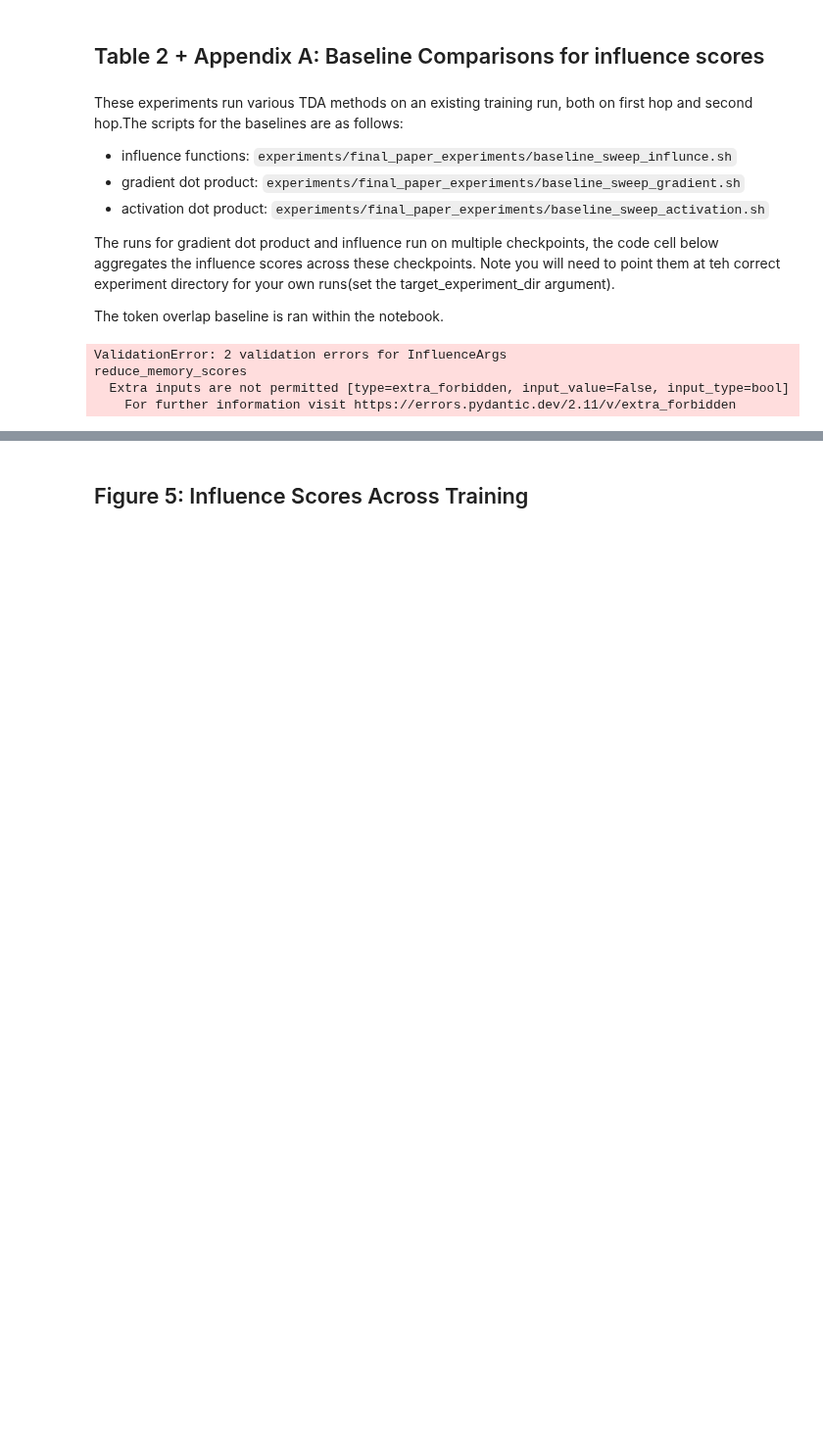
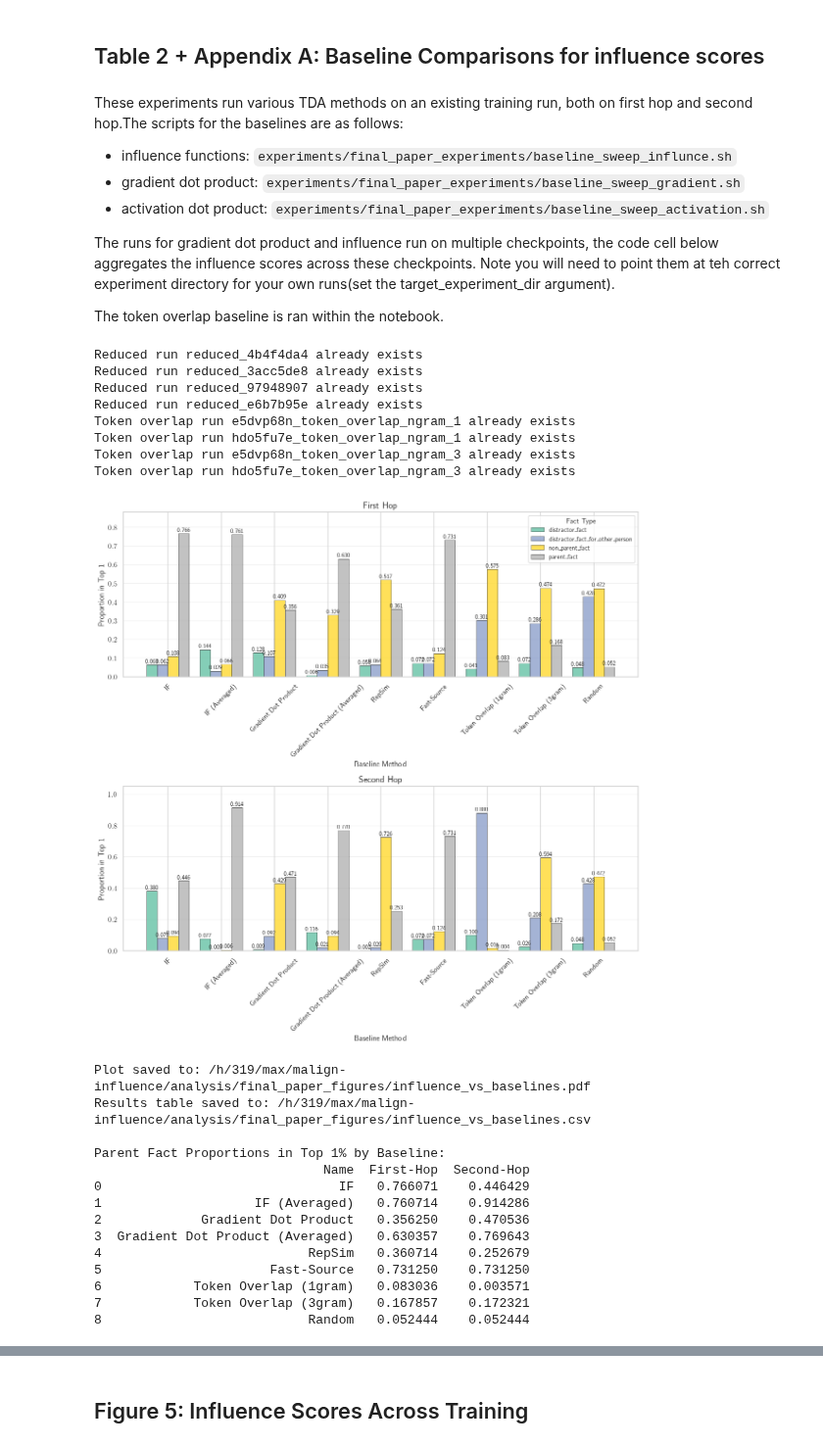
Before and after one commit to levmckinney/malign-influence, a Jupyter notebook: analysis/final_paper_figures.ipynb, the cells around one changed output, grey strips where cells are left out. Shown at 98% size. Saved outputs shown, nothing was run; the diff lists cells and outputs as text; code cells hidden in the pictures; blank space fills up the shorter version.

```diff
--- a/analysis/final_paper_figures.ipynb
+++ b/analysis/final_paper_figures.ipynb
@@ -643,22 +648,26 @@ baselines = [
         baseline_name="IF",
         second_hop_run_id="ry2ga7q9",
         first_hop_run_id="zjg6dhrj",
+        baseline_type="influence",
+        old_result=True
     ),
     BaselineResults(
         baseline_name="IF (Averaged)",
-        second_hop_run_id=add_averaged_run_to_run_dict(["ry2ga7q9", "12ajk23u", "r5wqrwo5", "wn3vblzi", "wfma33c3", "6ga7x72x"]),
-        first_hop_run_id=add_averaged_run_to_run_dict(["zjg6dhrj", "zcyhbl3z", "r0jk3j0a", "aizfb153", "e0yqrmbd"]),
+        second_hop_run_id=add_averaged_run_to_run_dict(["ry2ga7q9", "12ajk23u", "r5wqrwo5", "wn3vblzi", "wfma33c3", "6ga7x72x"],allow_mismatched_keys=True),
+        first_hop_run_id=add_averaged_run_to_run_dict(["zjg6dhrj", "zcyhbl3z", "r0jk3j0a", "aizfb153", "e0yqrmbd"],allow_mismatched_keys=True),
         baseline_type="influence_averaged",
+        old_result=True
     ),
     BaselineResults(
         baseline_name="Gradient Dot Product",
         second_hop_run_id="nr7gwsb9",
         first_hop_run_id="skzrpp05",
+        old_result=True
     ),
     BaselineResults(
         baseline_name="Gradient Dot Product (Averaged)",
-        second_hop_run_id=add_averaged_run_to_run_dict(["skzrpp05", "n1g5gm8p", "q8pre62w", "xdema5mh", "a4lwpkh8", "hdo5fu7e"]),
-        first_hop_run_id=add_averaged_run_to_run_dict(["nr7gwsb9", "6bewfv9i", "pbtx1zi5", "xb7d2s6c", "reyftm16", "e5dvp68n"]),
+        second_hop_run_id=add_averaged_run_to_run_dict(["skzrpp05", "n1g5gm8p", "q8pre62w", "xdema5mh", "a4lwpkh8", "hdo5fu7e"],allow_mismatched_keys=True),
+        first_hop_run_id=add_averaged_run_to_run_dict(["nr7gwsb9", "6bewfv9i", "pbtx1zi5", "xb7d2s6c", "reyftm16", "e5dvp68n"],allow_mismatched_keys=True),
         baseline_type="influence_averaged",
     ),
     BaselineResults(
@@ -666,13 +675,14 @@ baselines = [
         second_hop_run_id="evahb77v",
         first_hop_run_id="a6dq0r9z",
         baseline_type="activation_dot_product",
+        old_result=True
     ),
     BaselineResults(
-        baseline_name="Fast Source",
-        second_hop_run_id="12ajk23u",
-        first_hop_run_id="s9yhqc7p",
+        baseline_name="Fast-Source",
+        first_hop_run_id="nm4u8ecz",
+        second_hop_run_id="anhvcl79",
         baseline_type="influence",
-    )
+    ),
     ]
 
 for baseline in baselines:
@@ -683,34 +693,53 @@ baselines += [
     BaselineResults(
         baseline_name="Token Overlap (1gram)",
         second_hop_run_id=add_token_overlap_run_to_run_dict("e5dvp68n", ngram_length=1),
         first_hop_run_id=add_token_overlap_run_to_run_dict("hdo5fu7e", ngram_length=1),
         baseline_type="token_overlap",
     ),
     BaselineResults(
         baseline_name="Token Overlap (3gram)",
         second_hop_run_id=add_token_overlap_run_to_run_dict("e5dvp68n", ngram_length=3),
         first_hop_run_id=add_token_overlap_run_to_run_dict("hdo5fu7e", ngram_length=3),
         baseline_type="token_overlap",
     )
 ]
 
 
 baseline_plotting_dict = {
     baseline.baseline_name: {
         "first_hop_run_id": run_id_to_data[baseline.first_hop_run_id],
         "second_hop_run_id": run_id_to_data[baseline.second_hop_run_id],
     }
     for baseline in baselines
 }
 
 plot_baselines(
     baseline_plotting_dict,
     percentile=1,
     save_location=ANALYSIS_SAVE_DIR / "influence_vs_baselines.pdf"
 )
 pass
 # %% [output]
-ValidationError: 2 validation errors for InfluenceArgs
-reduce_memory_scores
-  Extra inputs are not permitted [type=extra_forbidden, input_value=False, input_type=bool]
-    For further information visit https://errors.pydantic.dev/2.11/v/extra_forbidden
+Reduced run reduced_4b4f4da4 already exists
+Reduced run reduced_3acc5de8 already exists
+Reduced run reduced_97948907 already exists
+Reduced run reduced_e6b7b95e already exists
+Token overlap run e5dvp68n_token_overlap_ngram_1 already exists
+Token overlap run hdo5fu7e_token_overlap_ngram_1 already exists
+Token overlap run e5dvp68n_token_overlap_ngram_3 already exists
+Token overlap run hdo5fu7e_token_overlap_ngram_3 already exists
+[figure, added]
+Plot saved to: /h/319/max/malign-influence/analysis/final_paper_figures/influence_vs_baselines.pdf
+Results table saved to: /h/319/max/malign-influence/analysis/final_paper_figures/influence_vs_baselines.csv
+
+Parent Fact Proportions in Top 1% by Baseline:
+                              Name  First-Hop  Second-Hop
+0                               IF   0.766071    0.446429
+1                    IF (Averaged)   0.760714    0.914286
+2             Gradient Dot Product   0.356250    0.470536
+3  Gradient Dot Product (Averaged)   0.630357    0.769643
+4                           RepSim   0.360714    0.252679
+5                      Fast-Source   0.731250    0.731250
+6            Token Overlap (1gram)   0.083036    0.003571
+7            Token Overlap (3gram)   0.167857    0.172321
+8                           Random   0.052444    0.052444
```
Also changed, not shown: parts of 3 cells of this notebook, 6 other files.
